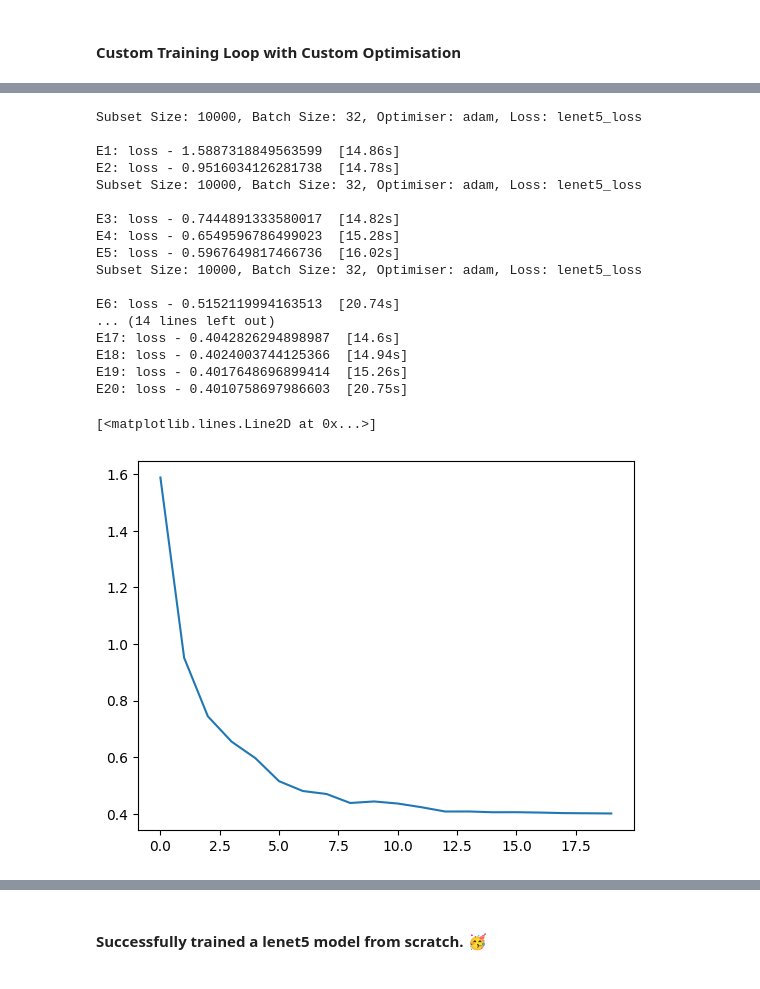
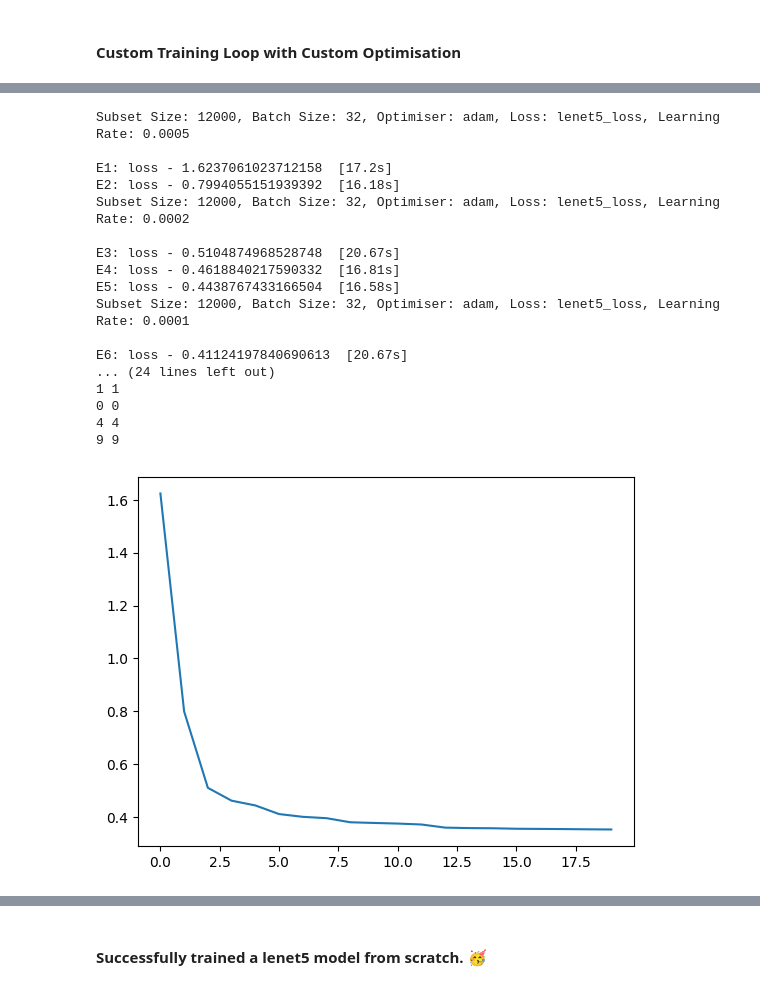
Before and after one commit to OmPanchal/lenet-using-tensorflow, a Jupyter notebook: Lenet.ipynb, the cells around one changed output, grey strips where cells are left out. Saved outputs shown, nothing was run; the diff lists cells and outputs as text; code cells hidden in the pictures.

Commit message:
Tested the saved model on custom data

```diff
--- a/Lenet.ipynb
+++ b/Lenet.ipynb
@@ -1126,35 +1104,40 @@ The paper specifies that the model is trained over 20 epochs with the learning r
 # %%
-lenet5 = Lenet5()
+if not os.path.exists("/content/drive/MyDrive/lenet5"):
+    lenet5 = Lenet5()
 
-# Complete 20 epochs with learning rate scheduling
-lenet_trainer = Lenet5Trainer(lenet5, subset_size=10000)
-lenet_trainer.train(epochs=2, lr=0.0005)
-lenet_trainer.train(epochs=3, lr=0.0002)
-lenet_trainer.train(epochs=3, lr=0.0001)
-lenet_trainer.train(epochs=4, lr=0.00005)
-lenet_trainer.train(epochs=8, lr=0.00001)
+    # Complete 20 epochs with learning rate scheduling
+    lenet_trainer = Lenet5Trainer(lenet5, subset_size=12000)
+    lenet_trainer.train(epochs=2, lr=0.0005)
+    lenet_trainer.train(epochs=3, lr=0.0002)
+    lenet_trainer.train(epochs=3, lr=0.0001)
+    lenet_trainer.train(epochs=4, lr=0.00005)
+    lenet_trainer.train(epochs=8, lr=0.00001)
 
-lenet5.save("/content/drive/MyDrive/lenet5")
+    lenet5.save("/content/drive/MyDrive/lenet5")
+    plt.plot(lenet_trainer.loss_history)
+
+    # testing the model
+    samples, labels = next(mnist_ds.batch(10).take(1).as_numpy_iterator())
+    predictions = lenet5(samples)
+
+    for pred, true in zip(predictions, labels):
+        print(np.argmin(pred), np.argmax(true))
 # %% [output]
-Subset Size: 10000, Batch Size: 32, Optimiser: adam, Loss: lenet5_loss
+Subset Size: 12000, Batch Size: 32, Optimiser: adam, Loss: lenet5_loss, Learning Rate: 0.0005
 
-E1: loss - 1.5887318849563599  [14.86s]
-E2: loss - 0.9516034126281738  [14.78s]
-Subset Size: 10000, Batch Size: 32, Optimiser: adam, Loss: lenet5_loss
+E1: loss - 1.6237061023712158  [17.2s]
+E2: loss - 0.7994055151939392  [16.18s]
+Subset Size: 12000, Batch Size: 32, Optimiser: adam, Loss: lenet5_loss, Learning Rate: 0.0002
 
-E3: loss - 0.7444891333580017  [14.82s]
-E4: loss - 0.6549596786499023  [15.28s]
-E5: loss - 0.5967649817466736  [16.02s]
-Subset Size: 10000, Batch Size: 32, Optimiser: adam, Loss: lenet5_loss
+E3: loss - 0.5104874968528748  [20.67s]
+E4: loss - 0.4618840217590332  [16.81s]
+E5: loss - 0.4438767433166504  [16.58s]
+Subset Size: 12000, Batch Size: 32, Optimiser: adam, Loss: lenet5_loss, Learning Rate: 0.0001
 
-E6: loss - 0.5152119994163513  [20.74s]
-... (14 lines left out)
-E17: loss - 0.4042826294898987  [14.6s]
-E18: loss - 0.4024003744125366  [14.94s]
-E19: loss - 0.4017648696899414  [15.26s]
-E20: loss - 0.4010758697986603  [20.75s]
+E6: loss - 0.41124197840690613  [20.67s]
+... (24 lines left out)
+1 1
+0 0
+4 4
+9 9
+[figure, added]
-# %%
-plt.plot(lenet_trainer.loss_history)
-# %% [output]
-[<matplotlib.lines.Line2D at 0x...>]
-[figure, removed]
```
Also changed, not shown: parts of 33 cells of this notebook.
